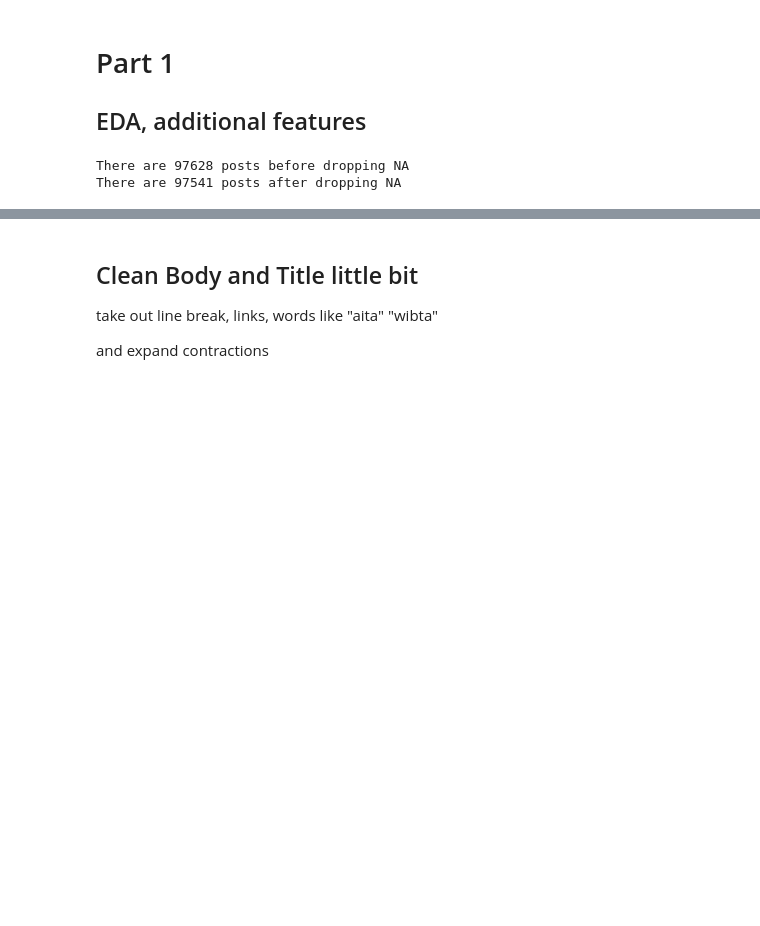
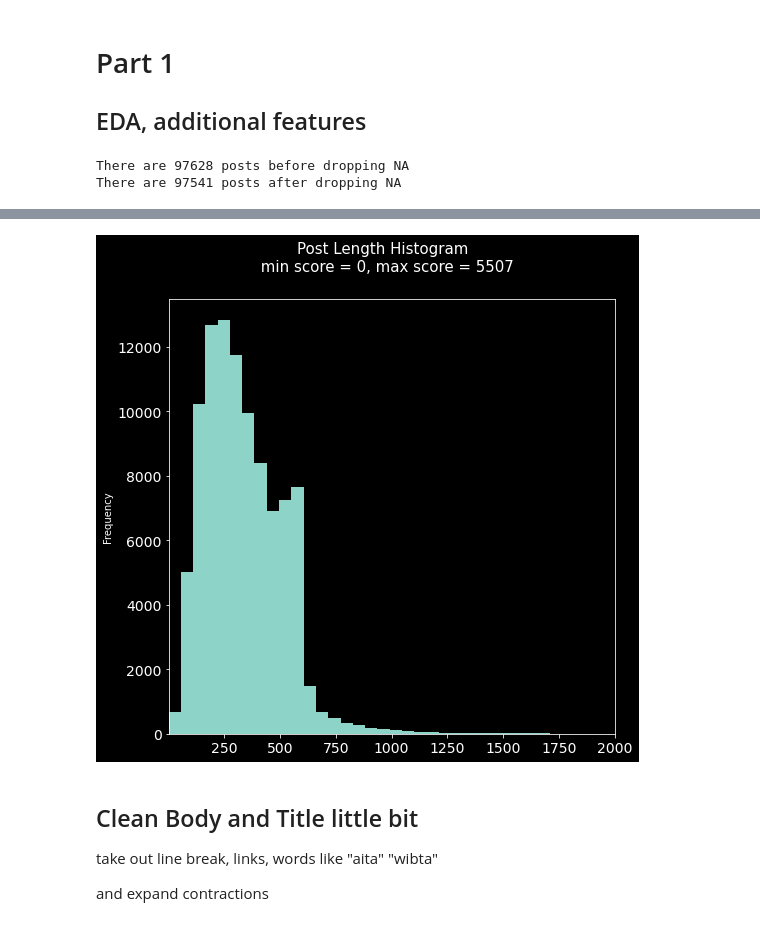
Before and after one commit to czengnn/who-is-the-asshole, a Jupyter notebook: who_the_a.ipynb, the cells around one changed output, grey strips where cells are left out. Drawn from its saved outputs; the diff is of its cells as text; code cells hidden in the pictures; blank space fills up the shorter version.

```diff
--- a/who_the_a.ipynb
+++ b/who_the_a.ipynb
@@ -47,3 +48,10 @@ plt.savefig('image/post_freq_hist.png')
+# %%
+len_post = aita['body'].apply(lambda x : len(x.split()))
+len_post.plot(kind='hist', bins = 100, xlim=(1, 2000), figsize=(8, 8), fontsize=14)
+plt.suptitle(f'Post Length Histogram \n min score = {len_post.min()}, max score = {len_post.max()}', fontsize=15);
+plt.savefig('image/post_length.png')
+# %% [output]
+[figure, added]
 # %% [markdown]
 ## Clean Body and Title little bit
 take out line break, links, words like "aita" "wibta"
```
Also changed, not shown: parts of 3 cells of this notebook, 8 other files.
